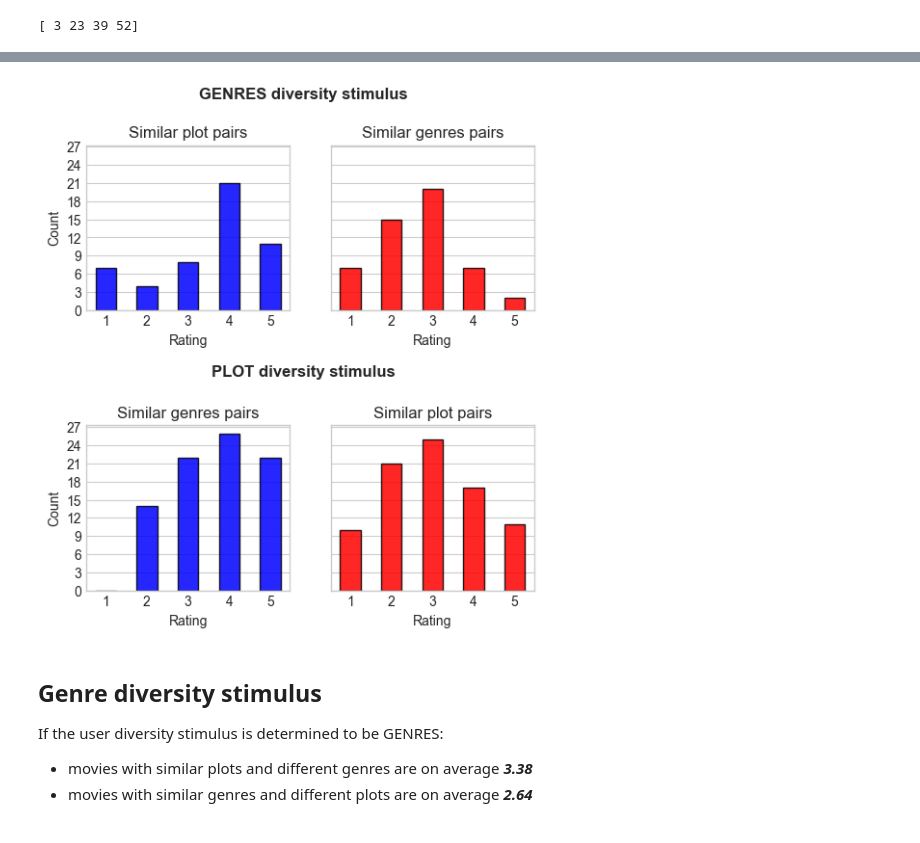
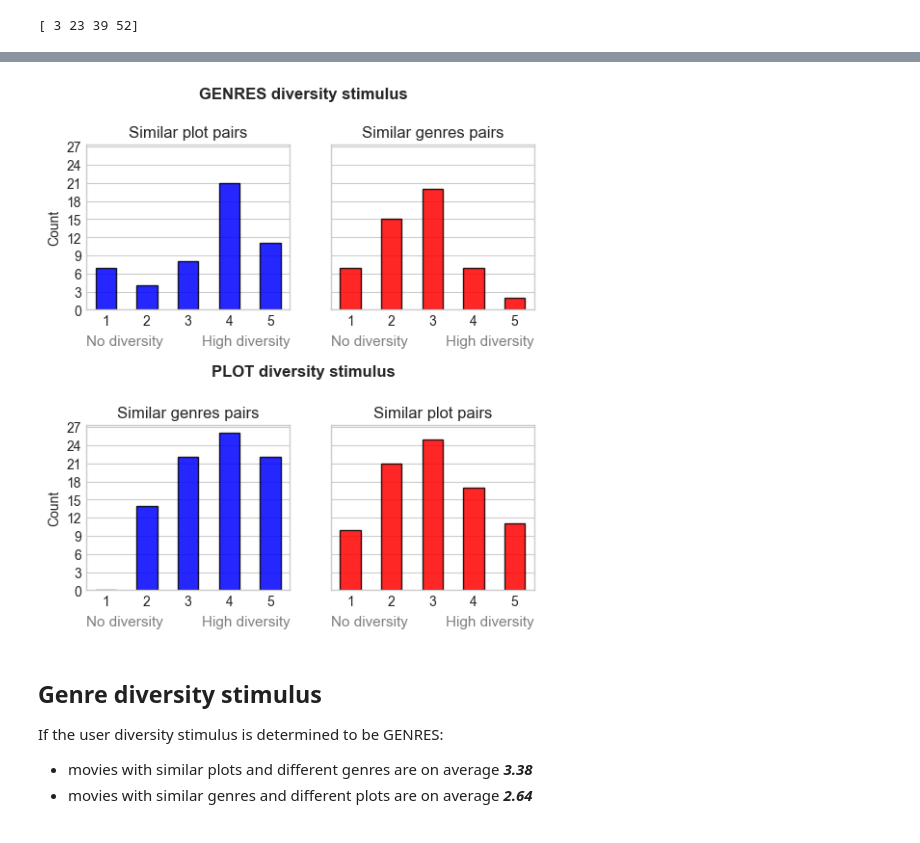
Before and after one commit to RichardFedak/llm-diversity, a Jupyter notebook: experiment/EasyStudy/reporting/report.ipynb, the cells around one changed output, grey strips where cells are left out. Cells and saved outputs as stored; diff of their text form; code cells hidden in the pictures.

Commit message:
Update div rating plot

```diff
--- a/experiment/EasyStudy/reporting/report.ipynb
+++ b/experiment/EasyStudy/reporting/report.ipynb
@@ -267,7 +267,6 @@ for data in plot_df['data']:
 plot_counts_plot = Counter(plot_ratings_plot)
 genre_counts_plot = Counter(genre_ratings_plot)
 
-# Create the plots
 fig, axes = plt.subplots(2, 2, figsize=(6, 6), sharey=True, gridspec_kw={'hspace': 0.7})
 for ax in axes.flat:
     ax.yaxis.set_major_locator(MaxNLocator(integer=True))
@@ -277,39 +276,39 @@ bar_width = 0.5  # thinner bars
 bar_style = dict(alpha=0.85, edgecolor='black')
 
 # GENRES stimulus
 axes[0, 0].bar(range(1, 6), [plot_counts_genres.get(i, 0) for i in range(1, 6)],
                color='blue', width=bar_width, **bar_style)
 axes[0, 0].set_title('Similar plot pairs')
 axes[0, 0].set_ylabel('Count')
-axes[0, 0].set_xlabel('Rating')
 axes[0, 0].set_xticks(range(1, 6))
 
 axes[0, 1].bar(range(1, 6), [genre_counts_genres.get(i, 0) for i in range(1, 6)],
                color='red', width=bar_width, **bar_style)
 axes[0, 1].set_title('Similar genres pairs')
-axes[0, 1].set_xlabel('Rating')
 axes[0, 1].set_xticks(range(1, 6))
 
 # PLOT stimulus
 axes[1, 0].bar(range(1, 6), [genre_counts_plot.get(i, 0) for i in range(1, 6)],
                color='blue', width=bar_width, **bar_style)
 axes[1, 0].set_title('Similar genres pairs')
 axes[1, 0].set_ylabel('Count')
-axes[1, 0].set_xlabel('Rating')
 axes[1, 0].set_xticks(range(1, 6))
 
 axes[1, 1].bar(range(1, 6), [plot_counts_plot.get(i, 0) for i in range(1, 6)],
                color='red', width=bar_width, **bar_style)
 axes[1, 1].set_title('Similar plot pairs')
-axes[1, 1].set_xlabel('Rating')
 axes[1, 1].set_xticks(range(1, 6))
+
+for ax in axes.flat:
+    ax.text(0.0, -0.15, 'No diversity', ha='left', va='top', fontsize=11, color='gray', transform=ax.transAxes)
+    ax.text(1.0, -0.15, 'High diversity', ha='right', va='top', fontsize=11, color='gray', transform=ax.transAxes)
+
 
 fig.text(0.5, 0.96, "GENRES diversity stimulus", ha='center', fontsize=12, weight='bold')
 fig.text(0.5, 0.48, "PLOT diversity stimulus", ha='center', fontsize=12, weight='bold')
-
 plt.show()
 # %% [output]
-[figure, old version]
+[figure, new version]
 # %% [markdown]
 ## Genre diversity stimulus
 
```
